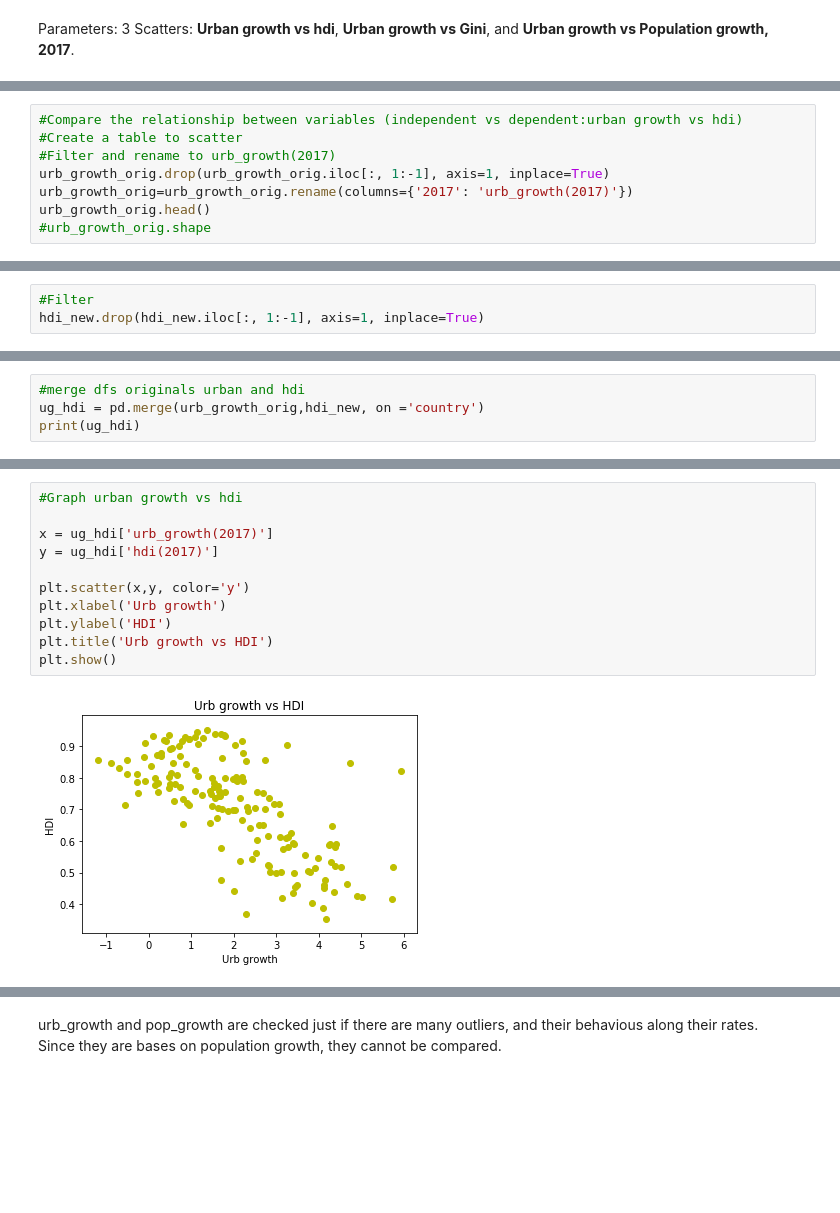
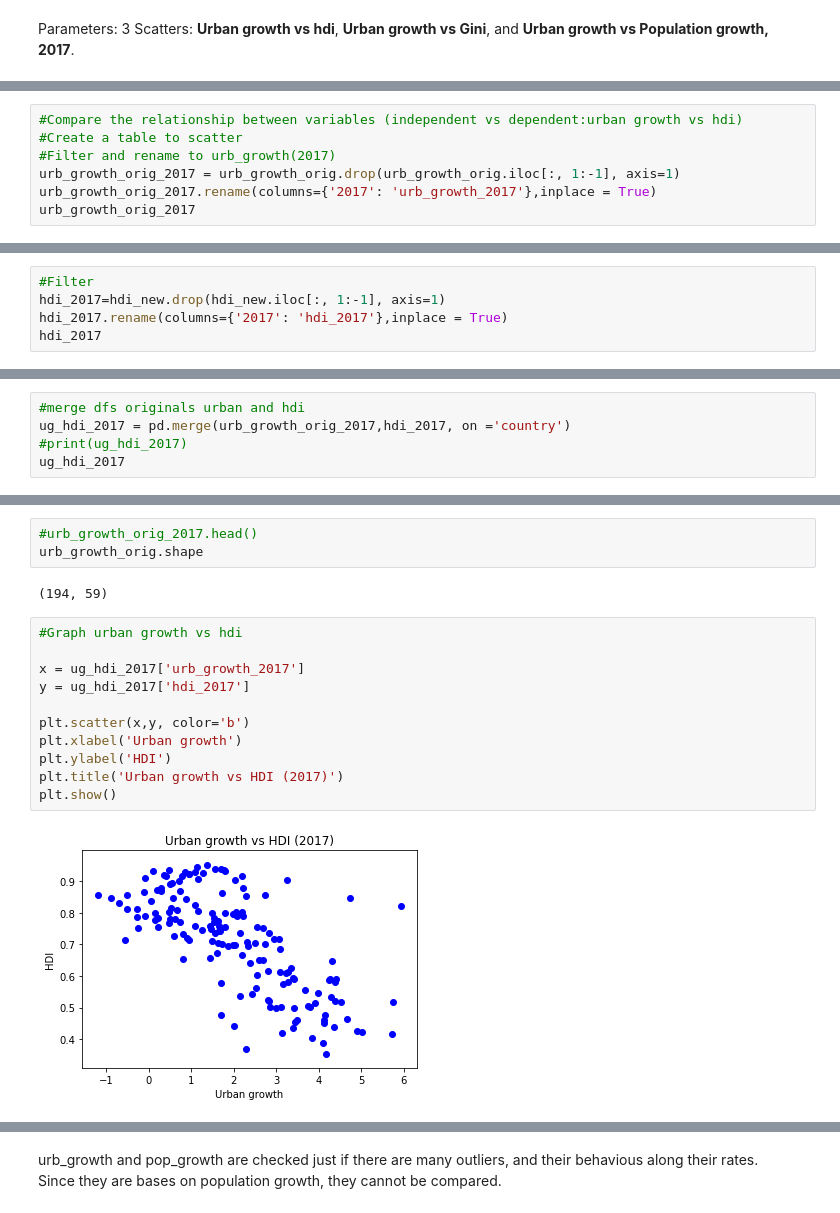
Before and after one commit to KC2016/Regional-Growth-Gapminder, a Jupyter notebook: Project2-KC.ipynb, the cells around one changed output, grey strips where cells are left out. Cells and saved outputs as stored; diff of their text form; blank space fills up the shorter version.

```diff
--- a/Project2-KC.ipynb
+++ b/Project2-KC.ipynb
@@ -470,8 +455,7 @@ Parameters: 3 Scatters: **Urban growth vs hdi**, **Urban growth vs Gini**, and *
 #Compare the relationship between variables (independent vs dependent:urban growth vs hdi)
 #Create a table to scatter
 #Filter and rename to urb_growth(2017)
-urb_growth_orig.drop(urb_growth_orig.iloc[:, 1:-1], axis=1, inplace=True)
-urb_growth_orig=urb_growth_orig.rename(columns={'2017': 'urb_growth(2017)'})
-urb_growth_orig.head()
-#urb_growth_orig.shape
+urb_growth_orig_2017 = urb_growth_orig.drop(urb_growth_orig.iloc[:, 1:-1], axis=1)
+urb_growth_orig_2017.rename(columns={'2017': 'urb_growth_2017'},inplace = True)
+urb_growth_orig_2017
 # %% [output]
@@ -484,3 +475,5 @@ urb_growth_orig.head()
 # %%
 #Filter
-hdi_new.drop(hdi_new.iloc[:, 1:-1], axis=1, inplace=True)
+hdi_2017=hdi_new.drop(hdi_new.iloc[:, 1:-1], axis=1)
+hdi_2017.rename(columns={'2017': 'hdi_2017'},inplace = True)
+hdi_2017
@@ -505,5 +494,6 @@ hdi_new
 # %%
 #merge dfs originals urban and hdi
-ug_hdi = pd.merge(urb_growth_orig,hdi_new, on ='country')
-print(ug_hdi)
+ug_hdi_2017 = pd.merge(urb_growth_orig_2017,hdi_2017, on ='country')
+#print(ug_hdi_2017)
+ug_hdi_2017
 # %% [output]
@@ -524,13 +513,18 @@ print(ug_hdi)
+# %%
+#urb_growth_orig_2017.head()
+urb_growth_orig.shape
+# %% [output]
+(194, 59)
 # %%
 #Graph urban growth vs hdi
 
-x = ug_hdi['urb_growth(2017)']
-y = ug_hdi['hdi(2017)']
+x = ug_hdi_2017['urb_growth_2017']
+y = ug_hdi_2017['hdi_2017']
 
-plt.scatter(x,y, color='y')
-plt.xlabel('Urb growth')
+plt.scatter(x,y, color='b')
+plt.xlabel('Urban growth')
 plt.ylabel('HDI')
-plt.title('Urb growth vs HDI')
+plt.title('Urban growth vs HDI (2017)')
 plt.show()
 # %% [output]
-[figure, old version]
+[figure, new version]
```
Also changed, not shown: parts of 45 cells of this notebook.
